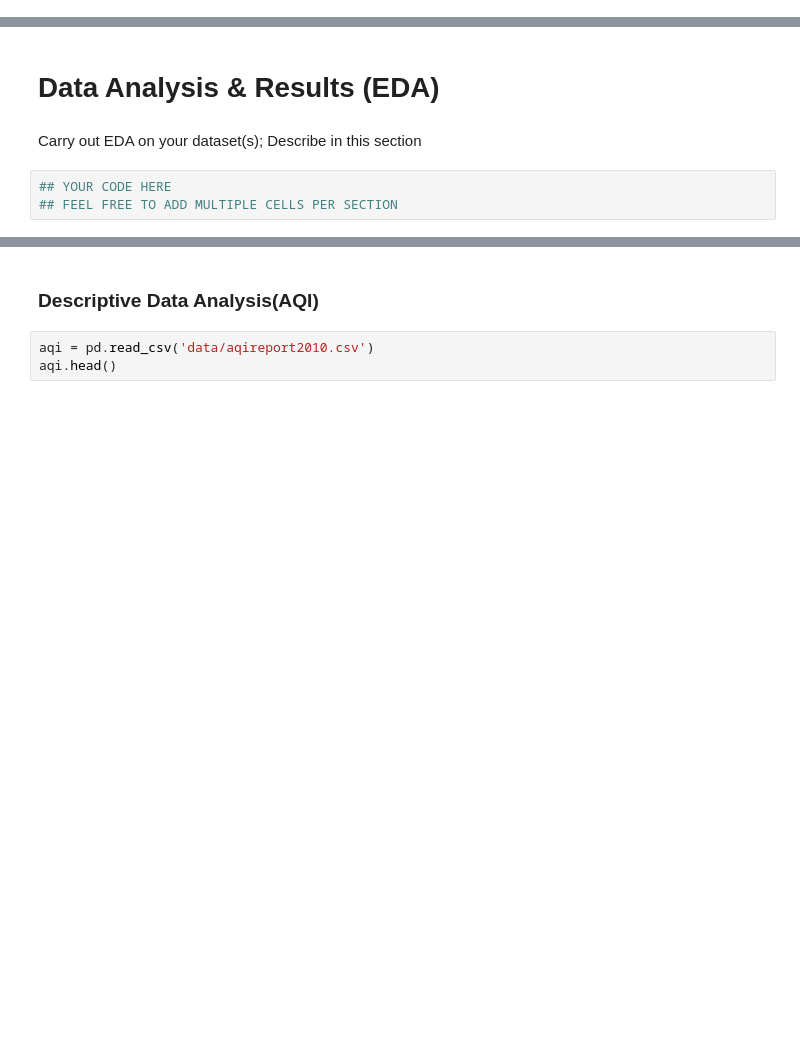
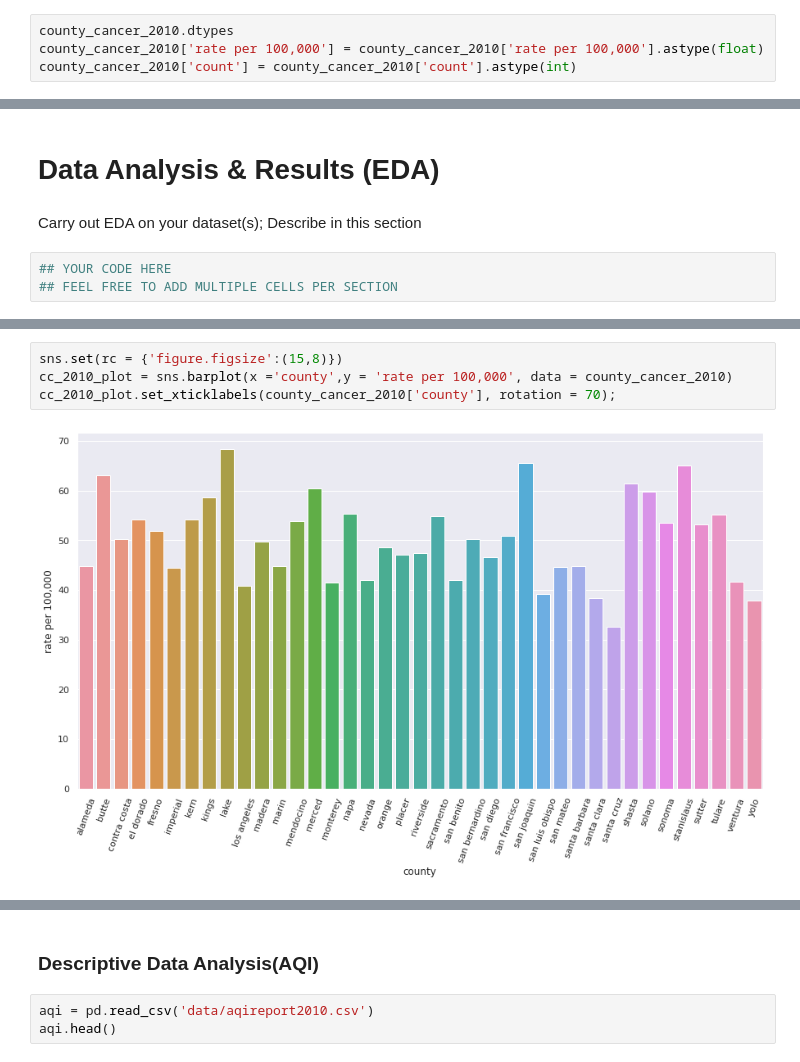
Before and after one commit to tintrungp/COGS108_Repo, a Jupyter notebook: EDACheckpointGroup017Sp22.ipynb, the cells around one changed output, grey strips where cells are left out. Saved outputs shown, nothing was run; the diff lists cells and outputs as text; blank space fills up the shorter version.

```diff
--- a/EDACheckpointGroup017Sp22.ipynb
+++ b/EDACheckpointGroup017Sp22.ipynb
@@ -92,6 +92,10 @@ county_cancer_2010.head()
 | 2 | contra costa | 50.2429 | 536 |
 | 3 | el dorado | 54.2364 | 124 |
 | 4 | fresno | 51.7782 | 401 |
+# %%
+county_cancer_2010.dtypes
+county_cancer_2010['rate per 100,000'] = county_cancer_2010['rate per 100,000'].astype(float)
+county_cancer_2010['count'] = county_cancer_2010['count'].astype(int)
 # %%
 # combine aqi and cancer data
 # year: 2010
@@ -234,0 +245,6 @@ sns.lineplot(x='year', y= 'adult', data= asthma)
+# %%
+sns.set(rc = {'figure.figsize':(15,8)})
+cc_2010_plot = sns.barplot(x ='county',y = 'rate per 100,000', data = county_cancer_2010)
+cc_2010_plot.set_xticklabels(county_cancer_2010['county'], rotation = 70);
+# %% [output]
+[figure, added]
```
Also changed, not shown: parts of 16 cells of this notebook.
